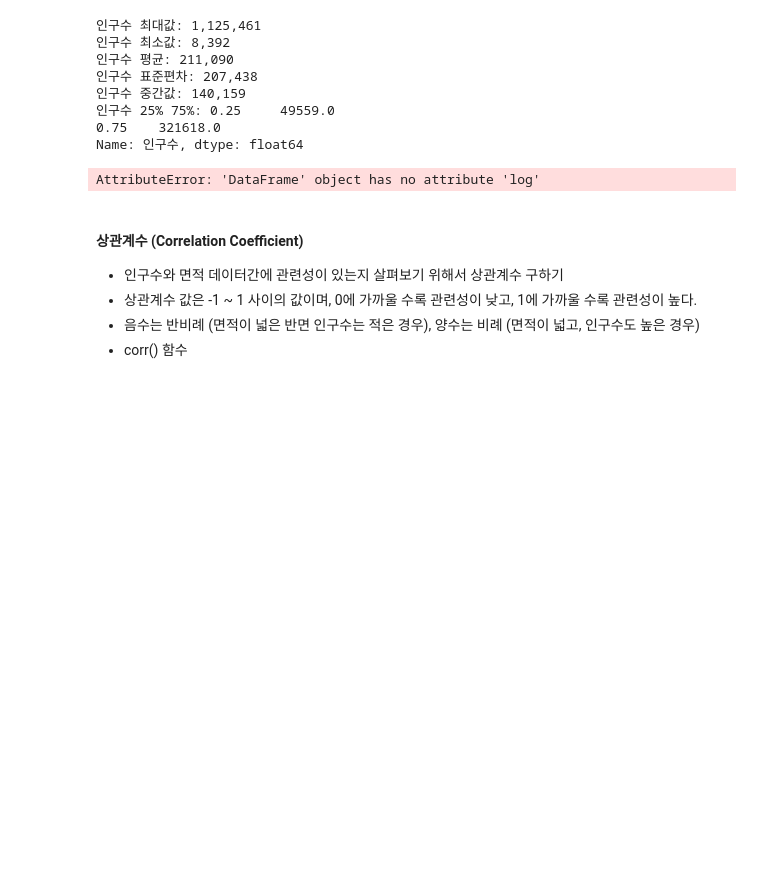
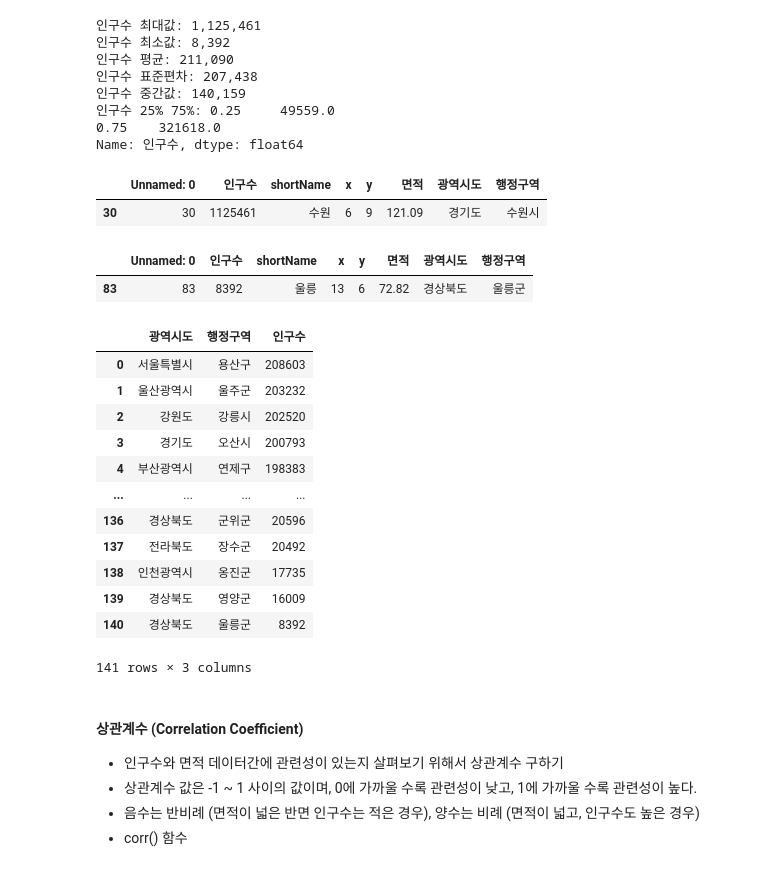
Before and after one commit to BosungPark24/Python_Webscraping_Analysis, a Jupyter notebook: 03-1.행정구역정보_분석과시각화.ipynb, the cells around one changed output. Drawn from its saved outputs; the diff is of its cells as text; code cells hidden in the pictures; blank space fills up the shorter version.

```diff
--- a/03-1.행정구역정보_분석과시각화.ipynb
+++ b/03-1.행정구역정보_분석과시각화.ipynb
@@ -247,9 +247,37 @@ Name: 인구수, dtype: float64
 # %%
 #인구수가 가장 많은 행정구역은?
 pop_max_val = data['인구수'].max()
-data.log[data['인구수'] == pop_max_val]
+data.loc[data['인구수'] == pop_max_val]
 # %% [output]
-AttributeError: 'DataFrame' object has no attribute 'log'
+|  | Unnamed: 0 | 인구수 | shortName | x | y | 면적 | 광역시도 | 행정구역 |
+| 30 | 30 | 1125461 | 수원 | 6 | 9 | 121.09 | 경기도 | 수원시 |
+# %%
+#인구수가 가장 적은 행정구역은?
+pop_min_val = data['인구수'].min()
+data.loc[data['인구수'] == pop_min_val]
+# %% [output]
+|  | Unnamed: 0 | 인구수 | shortName | x | y | 면적 | 광역시도 | 행정구역 |
+| 83 | 83 | 8392 | 울릉 | 13 | 6 | 72.82 | 경상북도 | 울릉군 |
+# %%
+#평균 인구수 보다 적은 행정 구역은?
+#출력항목 - 광역시도, 행정구역, 인구수
+#index는 reset, sorting은 인구가 많은 순서대로
+pop_mean_val=data['인구수'].mean()
+data.loc[data['인구수'] < pop_mean_val, ['광역시도', '행정구역', '인구수']].sort_values(by='인구수',ascending=False).reset_index(drop=True)
+# %% [output]
+|  | 광역시도 | 행정구역 | 인구수 |
+| 0 | 서울특별시 | 용산구 | 208603 |
+| 1 | 울산광역시 | 울주군 | 203232 |
+| 2 | 강원도 | 강릉시 | 202520 |
+| 3 | 경기도 | 오산시 | 200793 |
+| 4 | 부산광역시 | 연제구 | 198383 |
+| ... | ... | ... | ... |
+| 136 | 경상북도 | 군위군 | 20596 |
+| 137 | 전라북도 | 장수군 | 20492 |
+| 138 | 인천광역시 | 옹진군 | 17735 |
+| 139 | 경상북도 | 영양군 | 16009 |
+| 140 | 경상북도 | 울릉군 | 8392 |
+141 rows × 3 columns
 # %% [markdown]
 #### 상관계수 (Correlation Coefficient)
 * 인구수와 면적 데이터간에 관련성이 있는지 살펴보기 위해서 상관계수 구하기
```
